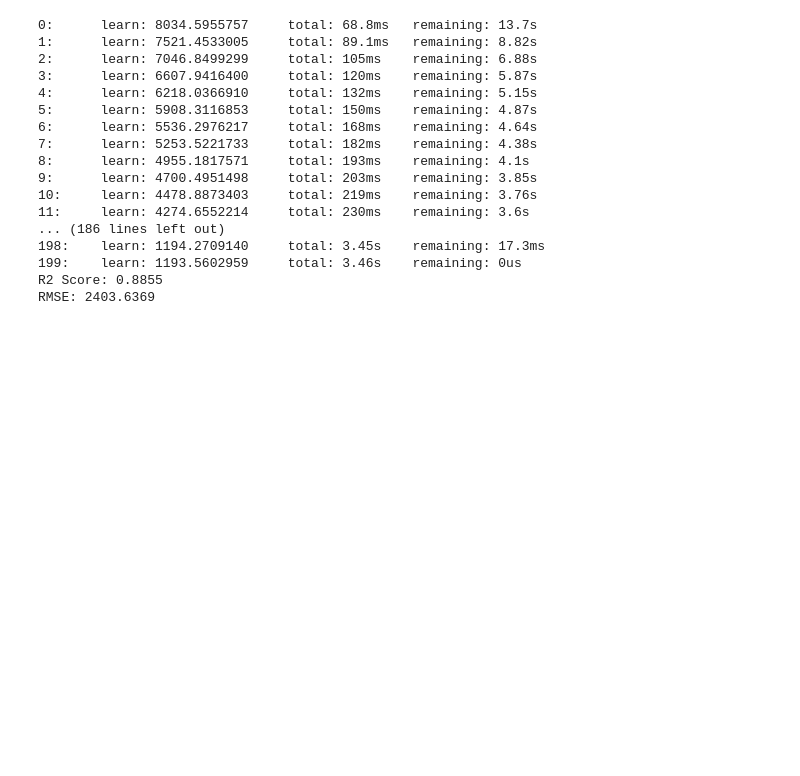
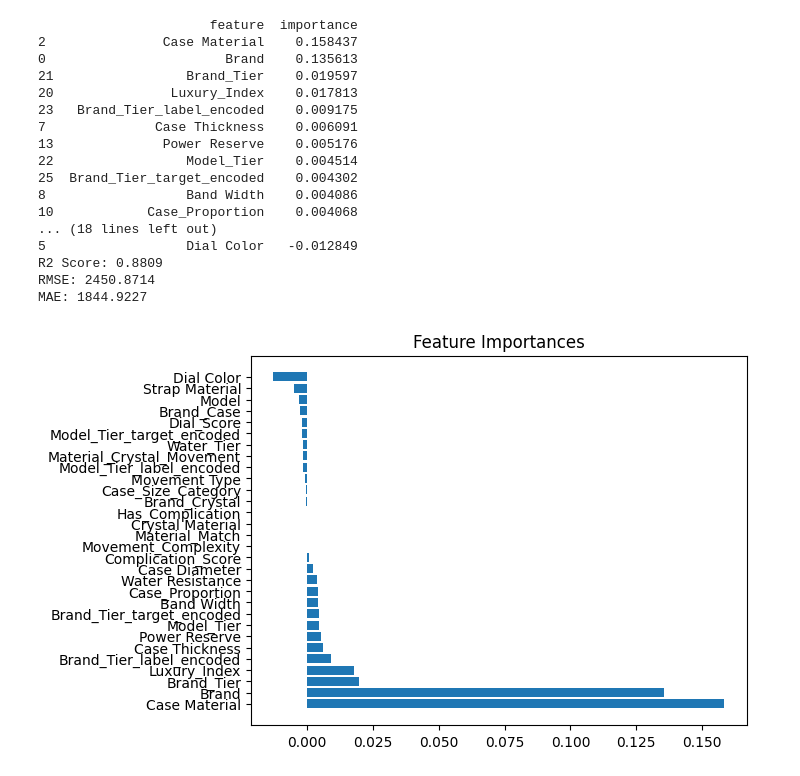
Before and after one commit to wbin04/WatchPricePrediction, a Jupyter notebook: CatBoost Regression.ipynb, the cells around one changed output. Cells and saved outputs as stored; diff of their text form; code cells hidden in the pictures; blank space fills up the shorter version.

```diff
--- a/CatBoost Regression.ipynb
+++ b/CatBoost Regression.ipynb
@@ -4,6 +4,6 @@ import seaborn as sns
 import matplotlib.pyplot as plt
 import numpy as np
 # %%
-df = pd.read_csv('/content/drive/MyDrive/khdl/luxury_watches_featured.csv')
+df = pd.read_csv('datasets/luxury_watches_featured.csv')
 df.columns
 # %% [output]
@@ -56,7 +78,7 @@ categorical_columns = [
 
 categorical_columns = X.select_dtypes(include='object').columns.tolist()
 
-model = CatBoostRegressor(iterations=200, depth=6, learning_rate=0.1, loss_function='RMSE', cat_features=categorical_columns)
+model = CatBoostRegressor(iterations=200, depth=6, learning_rate=0.1, loss_function='RMSE', cat_features=categorical_columns, verbose=False)
 
 model.fit(X_train, y_train)
 
@@ -64,25 +86,39 @@ y_pred = model.predict(X_test)
 
 r2 = r2_score(y_test, y_pred)
 rmse = np.sqrt(mean_squared_error(y_test, y_pred))
+mae = mean_absolute_error(y_test, y_pred)
+
+perm = permutation_importance(model, X_test, y_test, n_repeats=10, random_state=42)
+importances = pd.DataFrame({'feature': X_test.columns, 'importance': perm.importances_mean})
+importances = importances.sort_values('importance', ascending=False)
+
+print(importances)
 
 print(f'R2 Score: {r2:.4f}')
 print(f'RMSE: {rmse:.4f}')
+print(f'MAE: {mae:.4f}')
 # %% [output]
-0:      learn: 8034.5955757     total: 68.8ms   remaining: 13.7s
-1:      learn: 7521.4533005     total: 89.1ms   remaining: 8.82s
-2:      learn: 7046.8499299     total: 105ms    remaining: 6.88s
-3:      learn: 6607.9416400     total: 120ms    remaining: 5.87s
-4:      learn: 6218.0366910     total: 132ms    remaining: 5.15s
-5:      learn: 5908.3116853     total: 150ms    remaining: 4.87s
-6:      learn: 5536.2976217     total: 168ms    remaining: 4.64s
-7:      learn: 5253.5221733     total: 182ms    remaining: 4.38s
-8:      learn: 4955.1817571     total: 193ms    remaining: 4.1s
-9:      learn: 4700.4951498     total: 203ms    remaining: 3.85s
-10:     learn: 4478.8873403     total: 219ms    remaining: 3.76s
-11:     learn: 4274.6552214     total: 230ms    remaining: 3.6s
-... (186 lines left out)
-198:    learn: 1194.2709140     total: 3.45s    remaining: 17.3ms
-199:    learn: 1193.5602959     total: 3.46s    remaining: 0us
-R2 Score: 0.8855
-RMSE: 2403.6369
+                      feature  importance
+2               Case Material    0.158437
+0                       Brand    0.135613
+21                 Brand_Tier    0.019597
+20               Luxury_Index    0.017813
+23   Brand_Tier_label_encoded    0.009175
+7              Case Thickness    0.006091
+13              Power Reserve    0.005176
+22                 Model_Tier    0.004514
+25  Brand_Tier_target_encoded    0.004302
+8                  Band Width    0.004086
+10            Case_Proportion    0.004068
+... (18 lines left out)
+5                  Dial Color   -0.012849
+R2 Score: 0.8809
+RMSE: 2450.8714
+MAE: 1844.9227
+# %%
+plt.barh(importances['feature'], importances['importance'])
+plt.title("Feature Importances")
+plt.show()
+# %% [output]
+[figure, added]
 # %%
```
Also changed, not shown: parts of 6 cells of this notebook, 10 other files.
